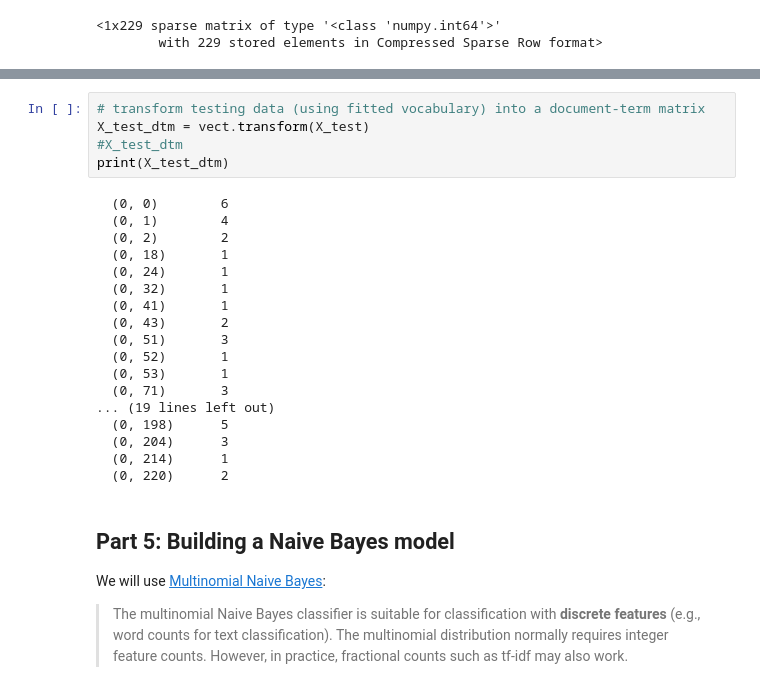
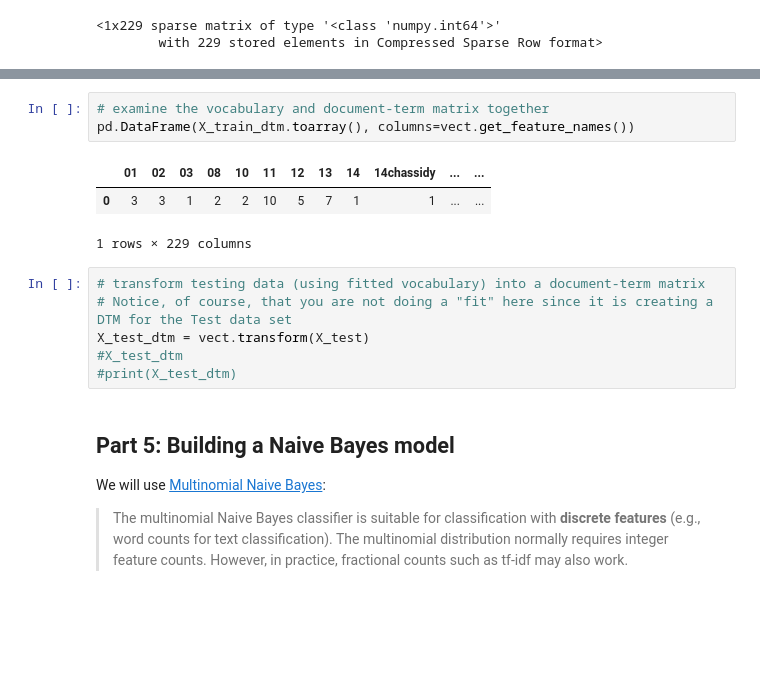
Before and after one commit to Ecoware/Advanced_Analytics, a Jupyter notebook: 01_text_data_updated-swe03.ipynb, the cells around one changed output, grey strips where cells are left out. Drawn from its saved outputs; the diff is of its cells as text; blank space fills up the shorter version.

```diff
--- a/01_text_data_updated-swe03.ipynb
+++ b/01_text_data_updated-swe03.ipynb
@@ -402,26 +460,16 @@ X_train_dtm
+# %%
+# examine the vocabulary and document-term matrix together
+pd.DataFrame(X_train_dtm.toarray(), columns=vect.get_feature_names())
+# %% [output]
+|  | 01 | 02 | 03 | 08 | 10 | 11 | 12 | 13 | 14 | 14chassidy | ... | ... |
+| 0 | 3 | 3 | 1 | 2 | 2 | 10 | 5 | 7 | 1 | 1 | ... | ... |
+1 rows × 229 columns
 # %%
 # transform testing data (using fitted vocabulary) into a document-term matrix
+# Notice, of course, that you are not doing a "fit" here since it is creating a DTM for the Test data set
 X_test_dtm = vect.transform(X_test)
 #X_test_dtm
-print(X_test_dtm)
+#print(X_test_dtm)
-# %% [output]
-  (0, 0)        6
-  (0, 1)        4
-  (0, 2)        2
-  (0, 18)       1
-  (0, 24)       1
-  (0, 32)       1
-  (0, 41)       1
-  (0, 43)       2
-  (0, 51)       3
-  (0, 52)       1
-  (0, 53)       1
-  (0, 71)       3
-... (19 lines left out)
-  (0, 198)      5
-  (0, 204)      3
-  (0, 214)      1
-  (0, 220)      2
 # %% [markdown]
 ## Part 5: Building a Naive Bayes model
 
```
Also changed, not shown: parts of 10 cells of this notebook, 3 other files.
